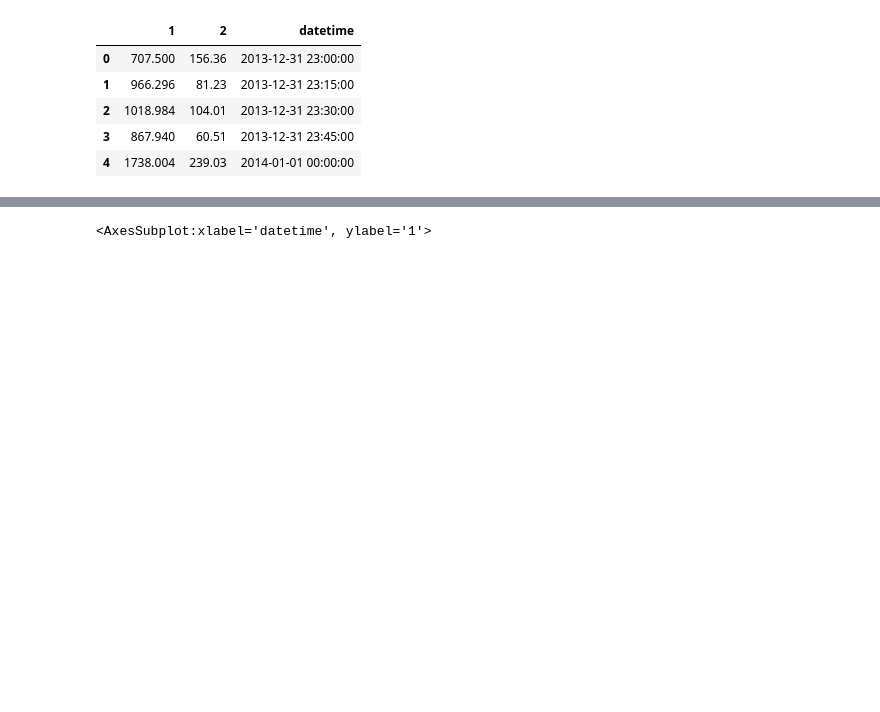
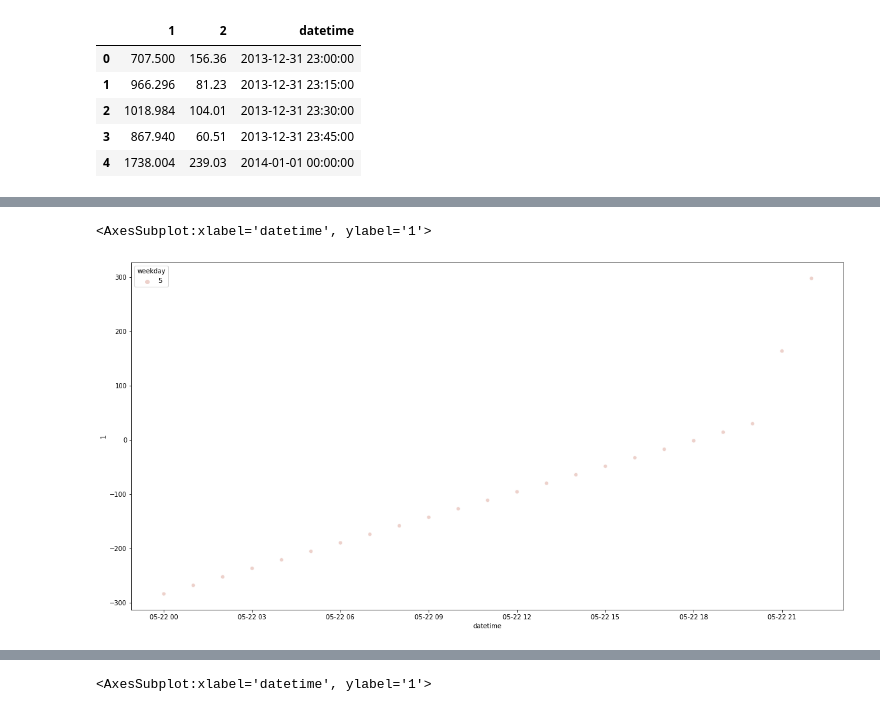
Before and after one commit to Windbenders/capstone_energy, a Jupyter notebook: notebooks/imbalance_eda_laurent_aaron.ipynb, the cells around one changed output, grey strips where cells are left out. Drawn from its saved outputs; the diff is of its cells as text; code cells hidden in the pictures; blank space fills up the shorter version.

```diff
--- a/notebooks/imbalance_eda_laurent_aaron.ipynb
+++ b/notebooks/imbalance_eda_laurent_aaron.ipynb
@@ -130,0 +87,6 @@ dtype: int64
+# %%
+imb_filled = fill_missing(imb_df)
+# %%
+imb_filled['weekday'] = imb_filled.index.weekday
+# %%
+imb_filled['date'] = imb_filled.index.date
@@ -131,3 +103,11 @@ dtype: int64
+# %%
+d5 = imb_filled[imb_filled.date == datetime.date(year=2021,month=5,day=22)]
+# %%
+plt.figure(figsize=(20, 10))
+sns.scatterplot(data=d5, x='datetime', y=1, hue='weekday')
+# %% [output]
+<AxesSubplot:xlabel='datetime', ylabel='1'>
+[figure, added]
 # %%
 null_data = imb_df[imb_df.isnull().any(axis=1)]
 # %%
```
Also changed, not shown: parts of 48 cells of this notebook.
